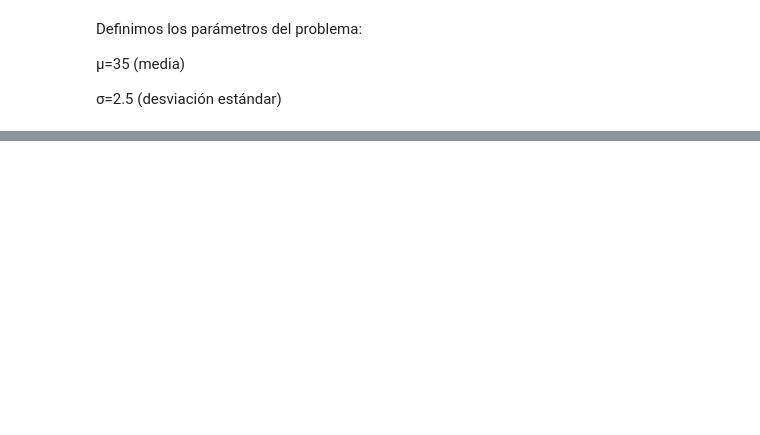
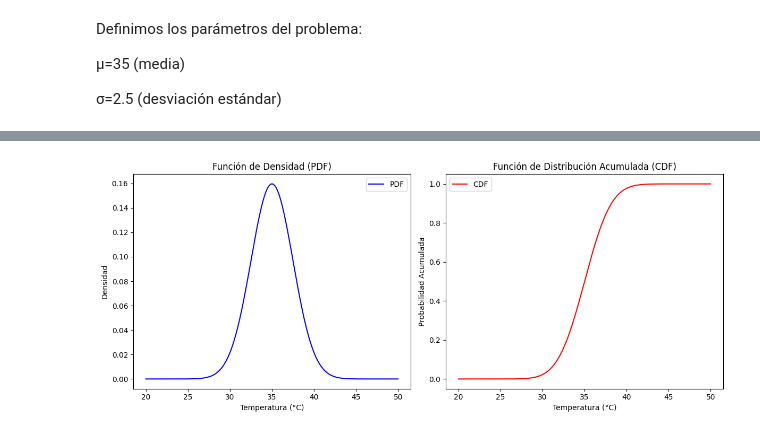
Before and after one commit to caesar-dat-com/Analisis_Distribuciones_Temperatura_Servidores, a Jupyter notebook: Proyecto2_Notebook.ipynb, the cells around one changed output, grey strips where cells are left out. Drawn from its saved outputs; the diff is of its cells as text; code cells hidden in the pictures; blank space fills up the shorter version.

```diff
--- a/Proyecto2_Notebook.ipynb
+++ b/Proyecto2_Notebook.ipynb
@@ -125,0 +55,29 @@ x en un rango apropiado (por ejemplo, de 20°C a 50°C):
+# %%
+# Rango de valores para la temperatura (20°C a 50°C)
+x_vals = np.linspace(20, 50, 300)
+
+# Cálculo de la PDF y la CDF usando la distribución normal
+pdf_vals = norm.pdf(x_vals, loc=mu, scale=sigma)
+cdf_vals = norm.cdf(x_vals, loc=mu, scale=sigma)
+
+# Generar gráficos en dos subplots
+fig, axes = plt.subplots(1, 2, figsize=(12, 5))
+
+# Gráfico de la PDF
+axes[0].plot(x_vals, pdf_vals, color='blue', label='PDF')
+axes[0].set_title("Función de Densidad (PDF)")
+axes[0].set_xlabel("Temperatura (°C)")
+axes[0].set_ylabel("Densidad")
+axes[0].legend()
+
+# Gráfico de la CDF
+axes[1].plot(x_vals, cdf_vals, color='red', label='CDF')
+axes[1].set_title("Función de Distribución Acumulada (CDF)")
+axes[1].set_xlabel("Temperatura (°C)")
+axes[1].set_ylabel("Probabilidad Acumulada")
+axes[1].legend()
+
+plt.tight_layout()
+plt.show()
+# %% [output]
+[figure, added]
```
Also changed, not shown: parts of 21 cells of this notebook.
